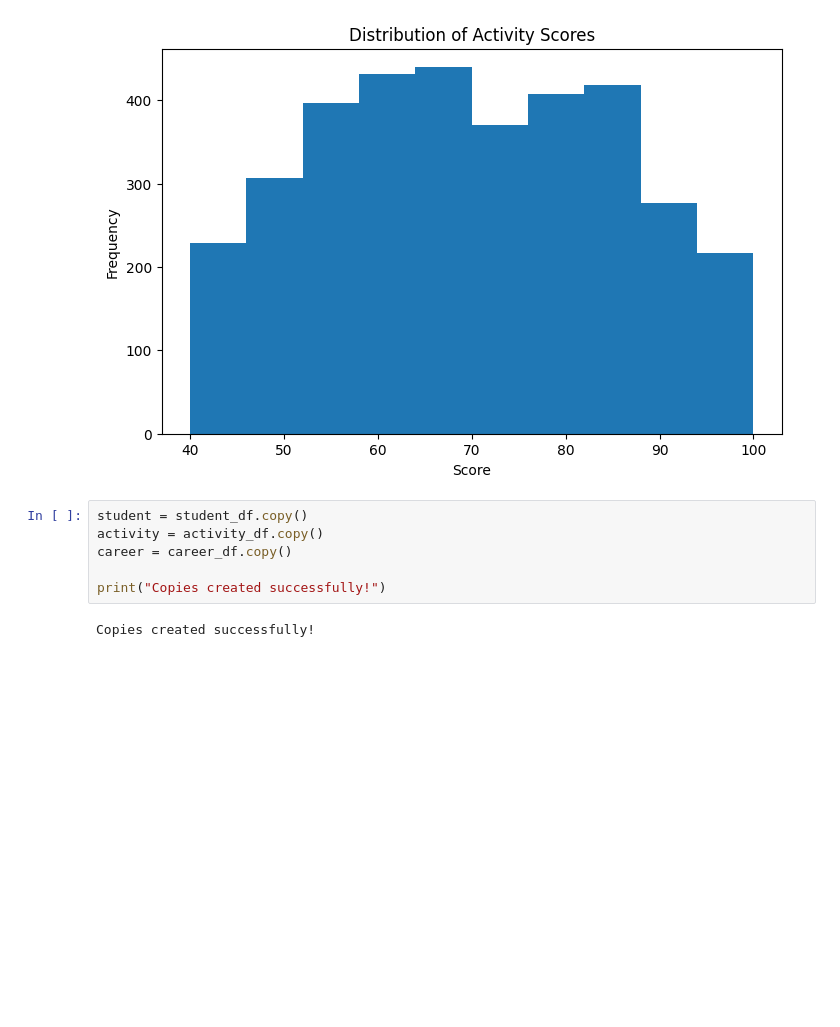
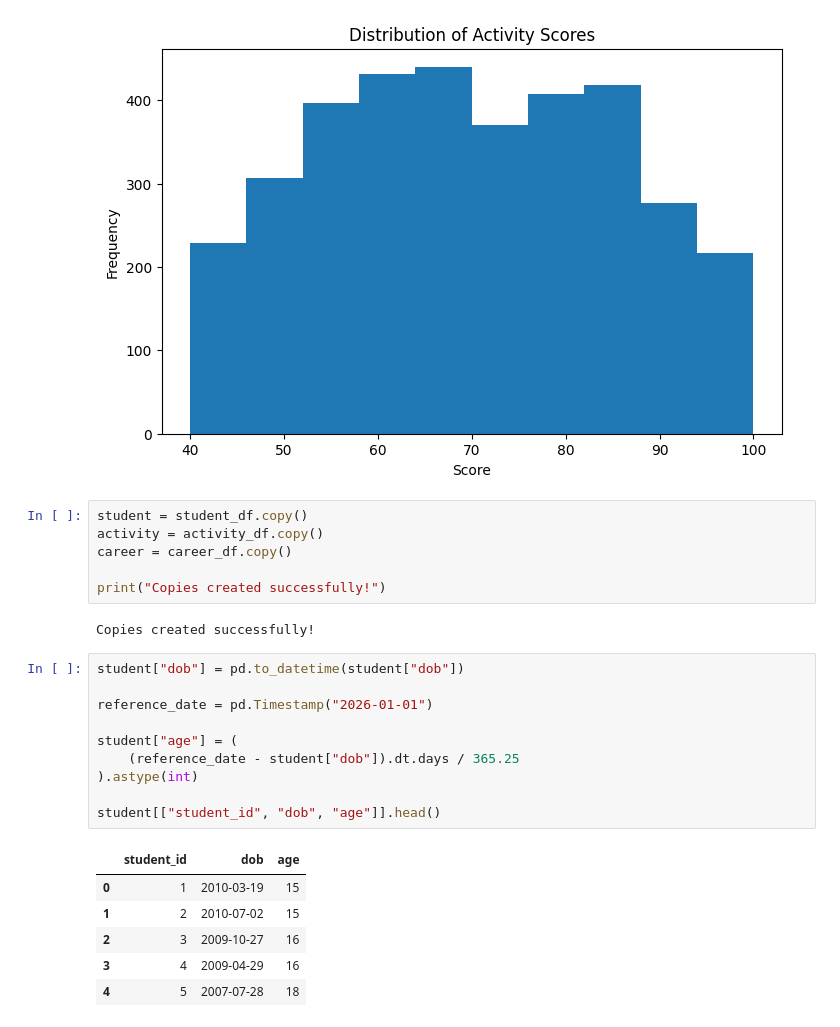
Before and after one commit to PrasastiBaitharu/ybi_foundation, a Jupyter notebook: YBI_45_DAY_INTERNSHIP.ipynb, the cells around one changed output. Cells and saved outputs as stored; diff of their text form; blank space fills up the shorter version.

Commit message:
Creates Students Age

```diff
--- a/YBI_45_DAY_INTERNSHIP.ipynb
+++ b/YBI_45_DAY_INTERNSHIP.ipynb
@@ -370,3 +370,20 @@ career = career_df.copy()
 print("Copies created successfully!")
 # %% [output]
 Copies created successfully!
+# %%
+student["dob"] = pd.to_datetime(student["dob"])
+
+reference_date = pd.Timestamp("2026-01-01")
+
+student["age"] = (
+    (reference_date - student["dob"]).dt.days / 365.25
+).astype(int)
+
+student[["student_id", "dob", "age"]].head()
+# %% [output]
+|  | student_id | dob | age |
+| 0 | 1 | 2010-03-19 | 15 |
+| 1 | 2 | 2010-07-02 | 15 |
+| 2 | 3 | 2009-10-27 | 16 |
+| 3 | 4 | 2009-04-29 | 16 |
+| 4 | 5 | 2007-07-28 | 18 |
```
Also changed, not shown: parts of 1 cell of this notebook.
